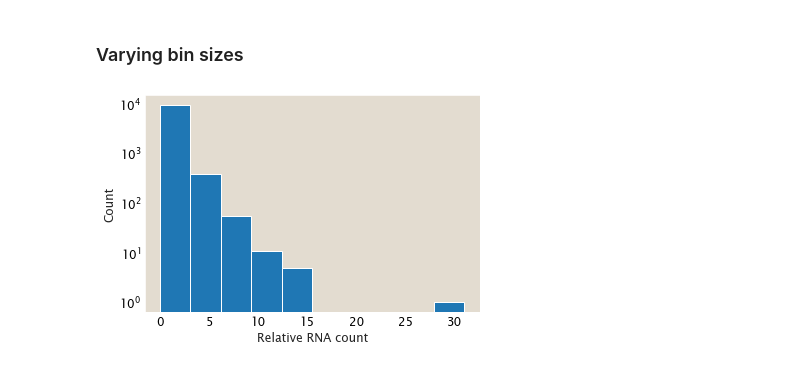
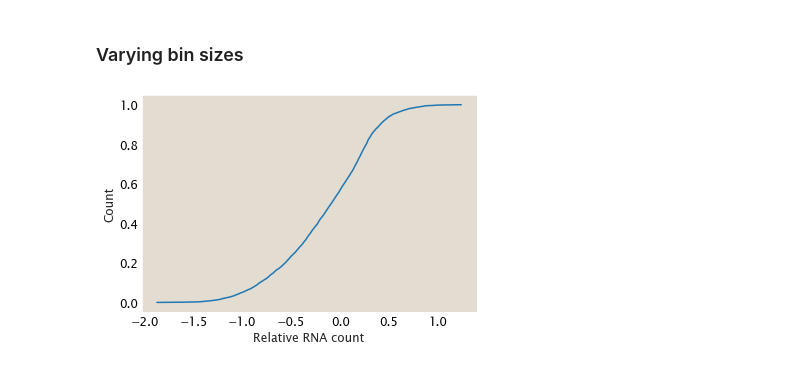
Before and after one commit to RPGroup-PBoC/theoretical_regseq, a Jupyter notebook: notebooks/pipeline/bin_size.ipynb, the cells around one changed output. Saved outputs shown, nothing was run; the diff lists cells and outputs as text; code cells hidden in the pictures.

```diff
--- a/notebooks/pipeline/bin_size.ipynb
+++ b/notebooks/pipeline/bin_size.ipynb
@@ -140,13 +140,14 @@ def plot_footprint(promoter, mut_list, mu_data, nbins, upper_bound, exshift_list
     plt.show()
 # %%
 fig, ax = plt.subplots()
-ax.hist(mu_data)
-ax.set_yscale('log')
+#ax.hist(np.log10(mu_data[mu_data > 0]))
+ax.plot(np.sort(np.log10(mu_data[mu_data > 0])), np.arange(len(mu_data[mu_data > 0]))/len(mu_data[mu_data > 0]))
+#ax.set_yscale('log')
 ax.set_xlabel('Relative RNA count')
 ax.set_ylabel('Count')
 plt.show()
 # %% [output]
-[figure, old version]
+[figure, new version]
 # %%
 nbins = 2
 upper_bound = 1
```
Also changed, not shown: parts of 9 cells of this notebook, 28 other files.
